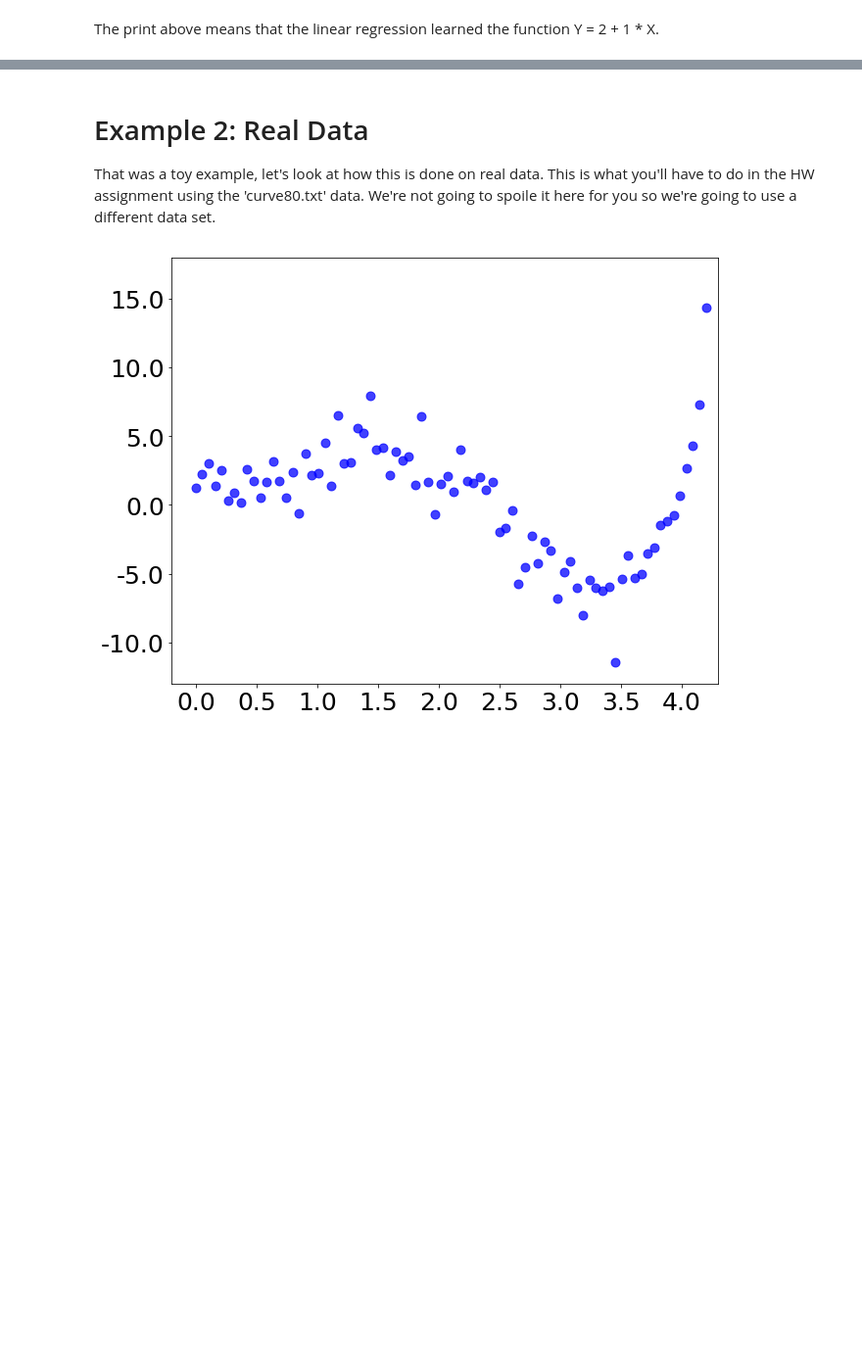
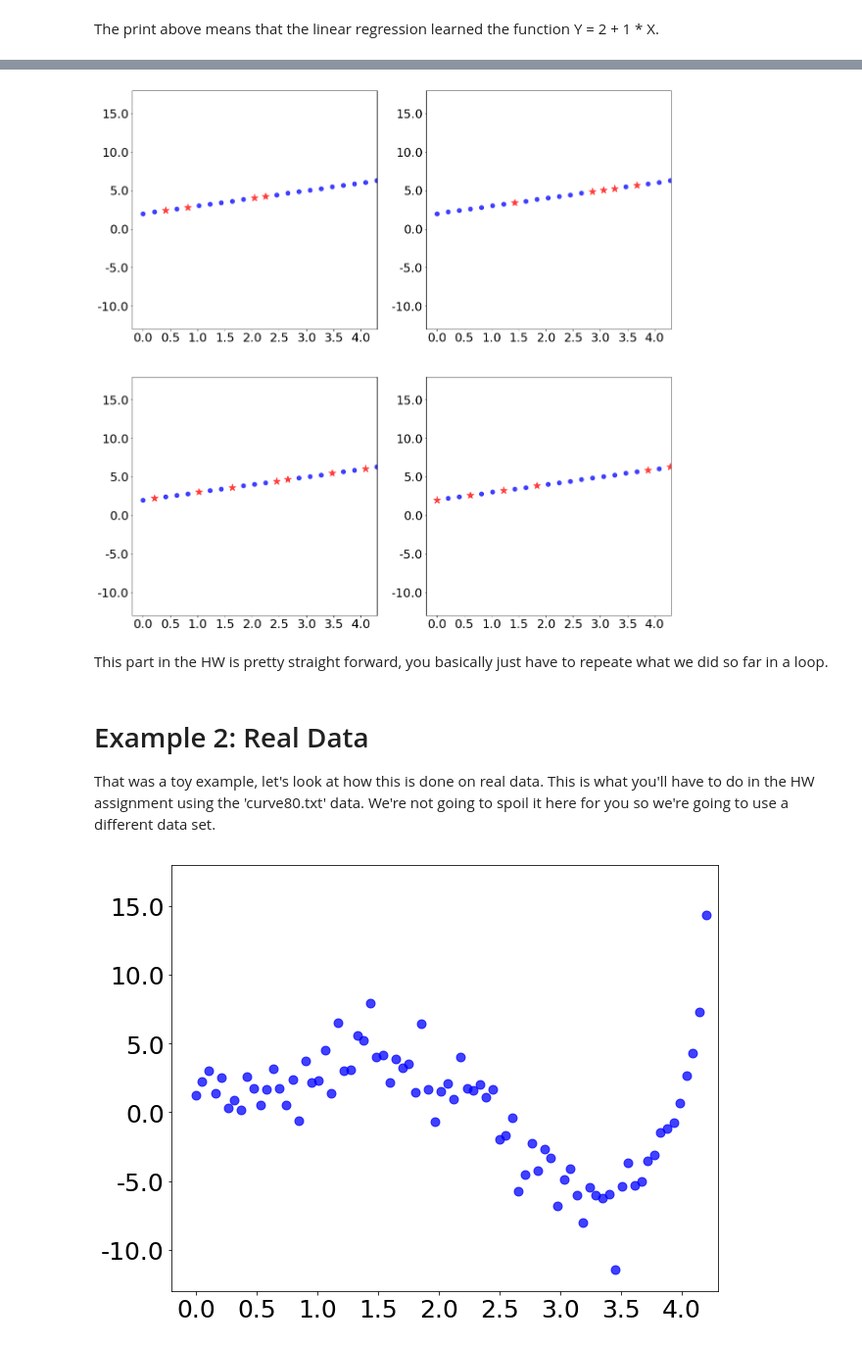
Before and after one commit to gabehope/CS178-Discussions, a Jupyter notebook: week2/linear_regression_and_cross_validation.ipynb, the cells around one changed output, grey strips where cells are left out. Shown: that part at 98% size. Cells and saved outputs as stored; diff of their text form; code cells hidden in the pictures; blank space fills up the shorter version.

```diff
--- a/week2/linear_regression_and_cross_validation.ipynb
+++ b/week2/linear_regression_and_cross_validation.ipynb
@@ -135,7 +141,26 @@ The print above means that the linear regression learned the function Y = 2 + 1
+# %%
+f, ax = plt.subplots(2, 2, figsize=(20, 20))
+ax = ax.flatten()
+
+for iFold in range(nFolds):
+    Xti, Xvi, Yti, Yvi = ml.crossValidate(X, Y, nFolds, iFold)
+    ax[iFold].scatter(Xti, Yti, s=80, color='blue', alpha=0.75, label='Train')
+    ax[iFold].scatter(Xvi, Yvi, s=240, marker='*', color='red', alpha=0.75, label='Test')
+
+    ax[iFold].set_xlim(-0.2, 4.3)
+    ax[iFold].set_ylim(-13, 18)
+    ax[iFold].set_xticklabels(ax[iFold].get_xticks(), fontsize=25)
+    ax[iFold].set_yticklabels(ax[iFold].get_yticks(), fontsize=25)
+
+plt.show()
+# %% [output]
+[figure, added]
+# %% [markdown]
+This part in the HW is pretty straight forward, you basically just have to repeate what we did so far in a loop.
 # %% [markdown]
 # Example 2: Real Data
 
-That was a toy example, let's look at how this is done on real data. This is what you'll have to do in the HW assignment using the 'curve80.txt' data. We're not going to spoile it here for you so we're going to use a different data set.
+That was a toy example, let's look at how this is done on real data. This is what you'll have to do in the HW assignment using the 'curve80.txt' data. We're not going to spoil it here for you so we're going to use a different data set.
 # %%
 path_to_file = 'poly_data.txt'
 data = np.genfromtxt(path_to_file, delimiter='\t') # Read data from file
```
Also changed, not shown: parts of 12 cells of this notebook.
